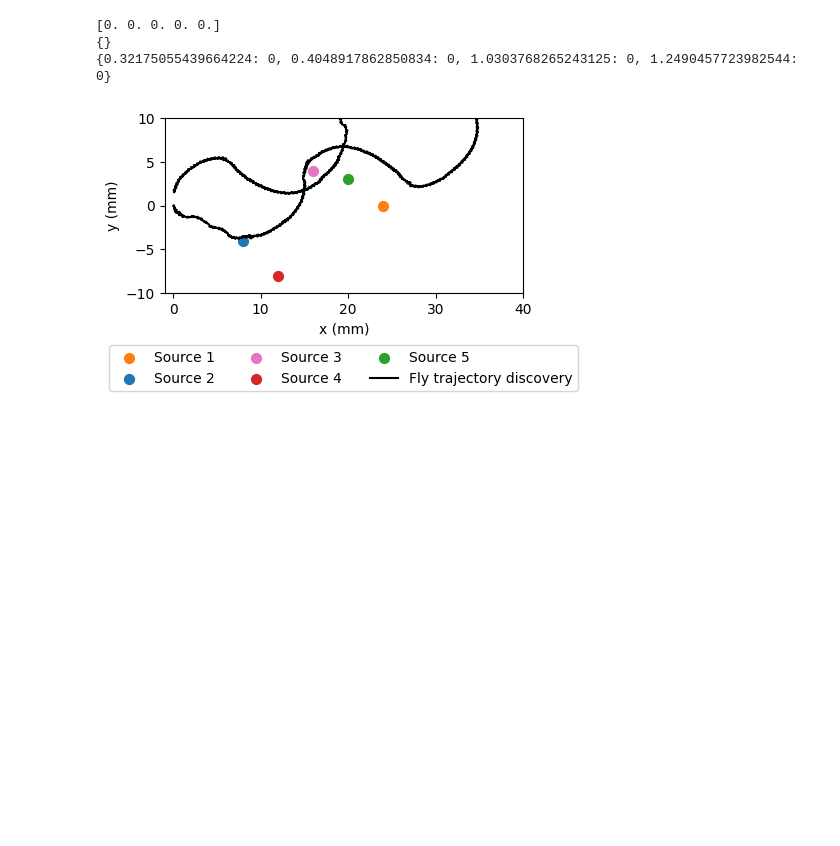
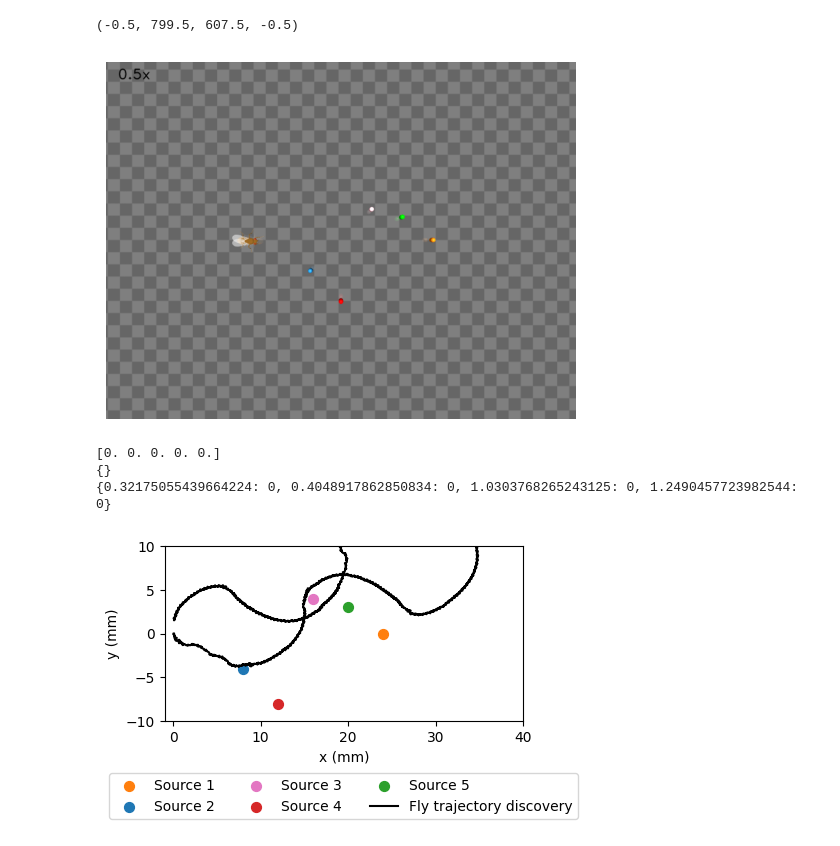
Before and after one commit to NeLy-EPFL/flygym-scratch, a Jupyter notebook: notebooks/learning_memory/food_environment_demo.ipynb, the cells around one changed output. Cells and saved outputs as stored; diff of their text form; code cells hidden in the pictures; blank space fills up the shorter version.

```diff
--- a/notebooks/learning_memory/food_environment_demo.ipynb
+++ b/notebooks/learning_memory/food_environment_demo.ipynb
@@ -56,6 +56,16 @@ sim = HybridTurningNMF(
     contact_sensor_placements=contact_sensor_placements,
     simulation_time=140,
 )
+# %%
+for i in range(300):
+    sim.step(np.zeros(2))
+    sim.render()
+fig, ax = plt.subplots(1, 1, figsize=(5, 4), tight_layout=True)
+ax.imshow(sim._frames[-1])
+ax.axis("off")
+# %% [output]
+(-0.5, 799.5, 607.5, -0.5)
+[figure, added]
 # %%
 # Let's start the simulation
 decision_interval = 0.01
```
Also changed, not shown: parts of 1 cell of this notebook, 2 other files.
